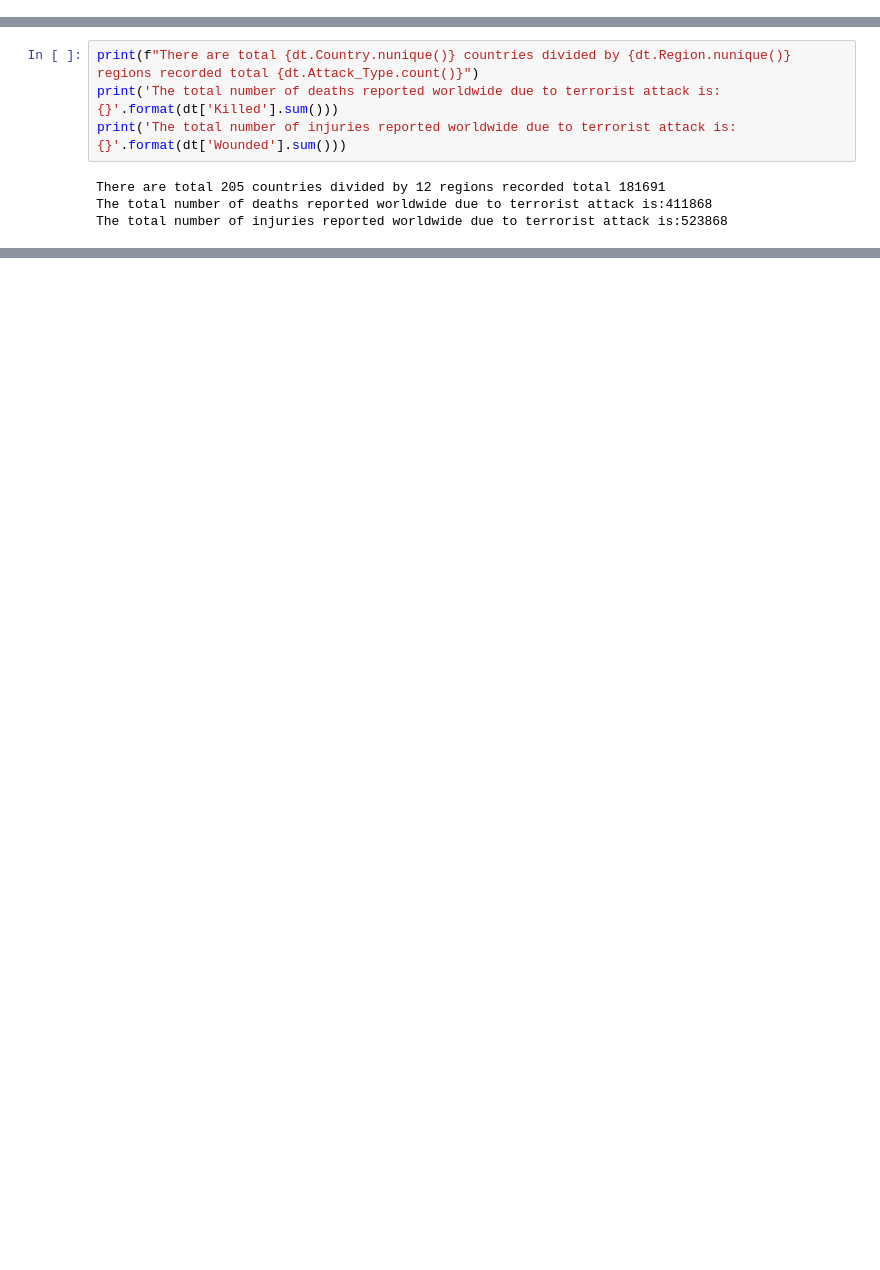
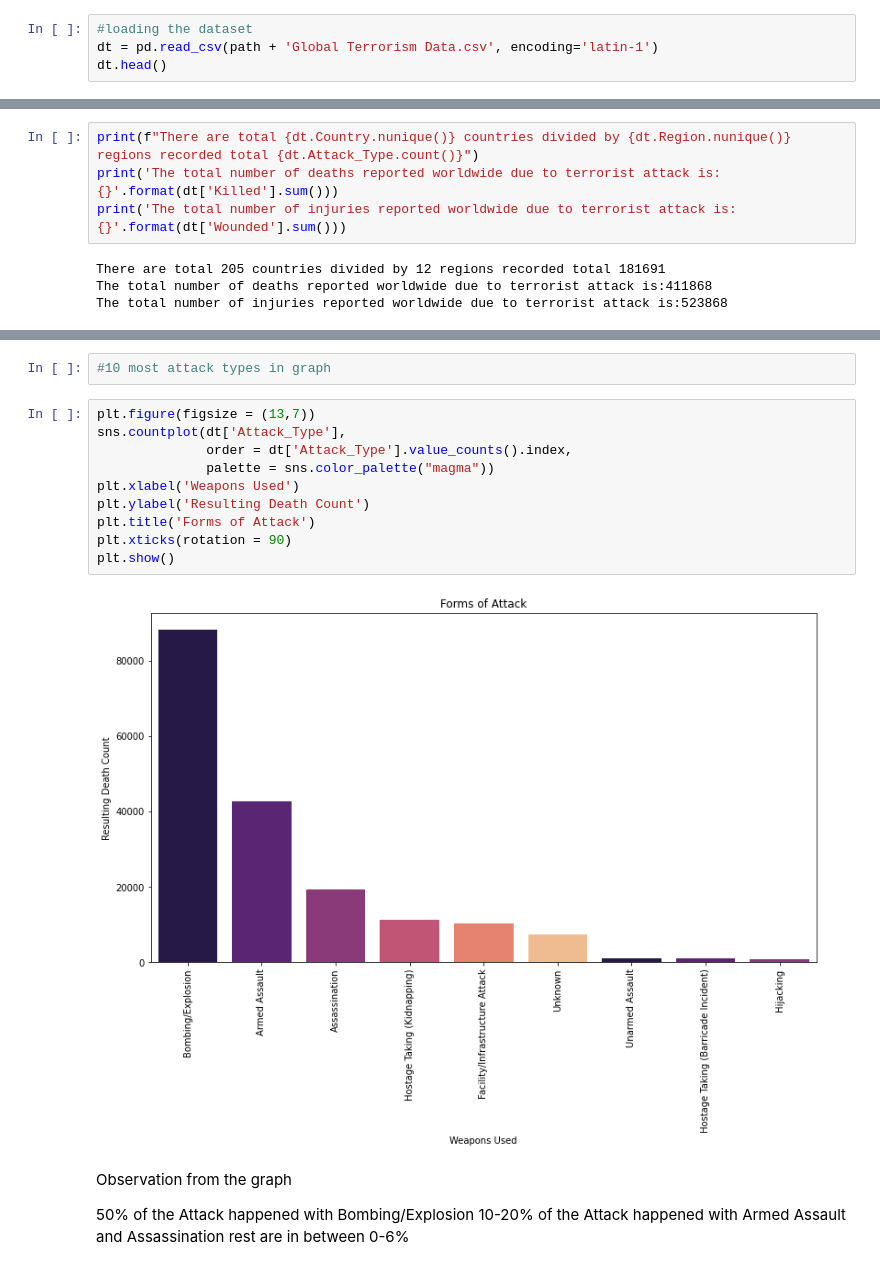
Before and after one commit to Sharaffin/EDA-GlobalTerrorismAnalysis, a Jupyter notebook: Global_Terrorism_Analysis_Capstone_Project.ipynb, the cells around one changed output, grey strips where cells are left out. Saved outputs shown, nothing was run; the diff lists cells and outputs as text; blank space fills up the shorter version.

```diff
--- a/Global_Terrorism_Analysis_Capstone_Project.ipynb
+++ b/Global_Terrorism_Analysis_Capstone_Project.ipynb
@@ -19,2 +19,6 @@ Drive already mounted at drive/; to attempt to forcibly remount, call drive.moun
 # %%
 path = '/content/drive/MyDrive/'
+# %%
+#loading the dataset
+dt = pd.read_csv(path + 'Global Terrorism Data.csv', encoding='latin-1')
+dt.head()
@@ -232,0 +284,19 @@ dt.nlargest(10, 'Killed', keep ='first')
+# %%
+#10 most attack types in graph
+# %%
+plt.figure(figsize = (13,7))
+sns.countplot(dt['Attack_Type'],
+              order = dt['Attack_Type'].value_counts().index,
+              palette = sns.color_palette("magma"))
+plt.xlabel('Weapons Used')
+plt.ylabel('Resulting Death Count')
+plt.title('Forms of Attack')
+plt.xticks(rotation = 90)
+plt.show()
+# %% [output]
+[figure, added]
+# %% [markdown]
+Observation from the graph
+
+50% of the Attack happened with Bombing/Explosion
+10-20% of the Attack happened with Armed Assault and Assassination rest are in between 0-6%
```
Also changed, not shown: parts of 13 cells of this notebook.
